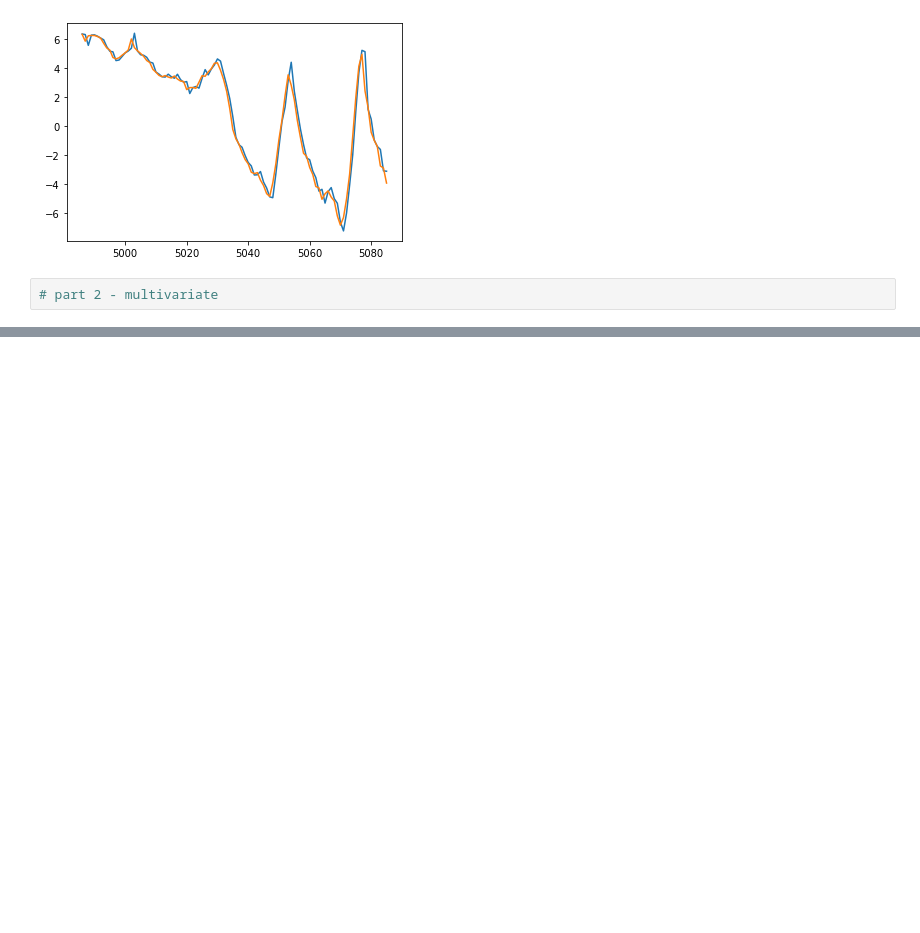
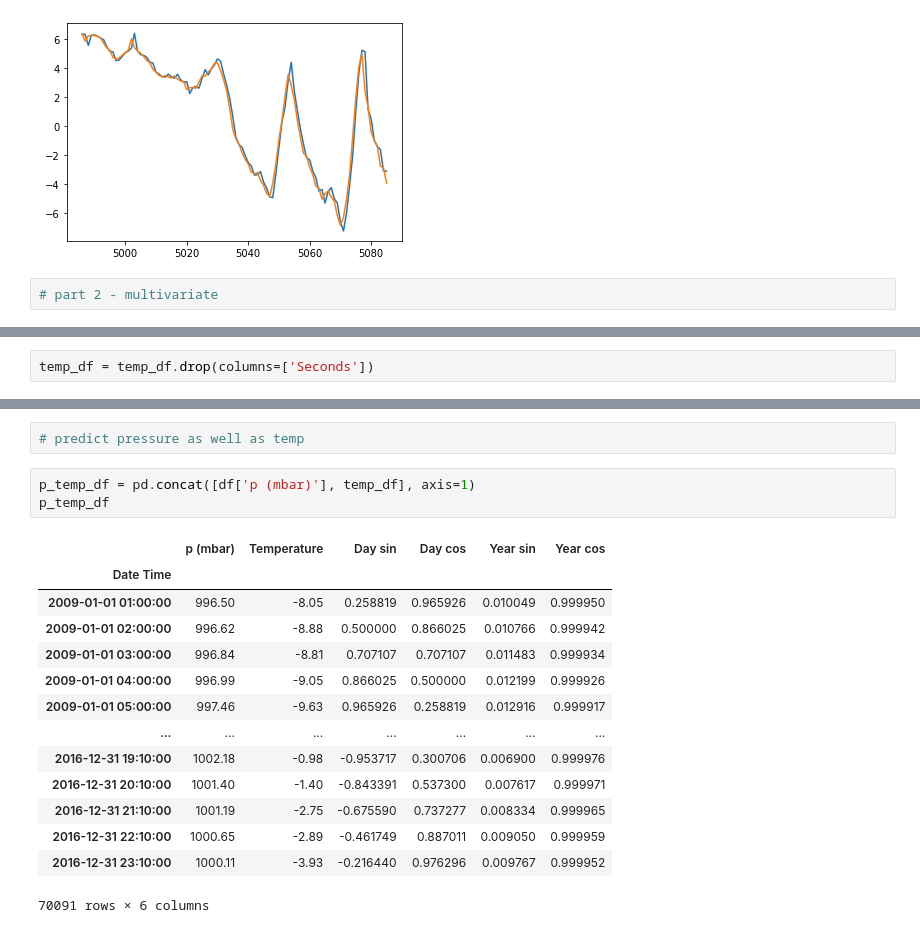
Before and after one commit to youngsoul/lstm-timeseries-univariate-example, a Jupyter notebook: LSTMTimeSeriesForecast.ipynb, the cells around one changed output, grey strips where cells are left out. Cells and saved outputs as stored; diff of their text form; blank space fills up the shorter version.

```diff
--- a/LSTMTimeSeriesForecast.ipynb
+++ b/LSTMTimeSeriesForecast.ipynb
@@ -263,0 +465,2 @@ plt.plot(test_results['Actuals'][-100:])
+# %%
+temp_df = temp_df.drop(columns=['Seconds'])
@@ -263,0 +602,20 @@ plt.plot(test_results['Actuals'][-100:])
+# %%
+# predict pressure as well as temp
+# %%
+p_temp_df = pd.concat([df['p (mbar)'], temp_df], axis=1)
+p_temp_df
+# %% [output]
+|  | p (mbar) | Temperature | Day sin | Day cos | Year sin | Year cos |
+| Date Time |  |  |  |  |  |  |
+| 2009-01-01 01:00:00 | 996.50 | -8.05 | 0.258819 | 0.965926 | 0.010049 | 0.999950 |
+| 2009-01-01 02:00:00 | 996.62 | -8.88 | 0.500000 | 0.866025 | 0.010766 | 0.999942 |
+| 2009-01-01 03:00:00 | 996.84 | -8.81 | 0.707107 | 0.707107 | 0.011483 | 0.999934 |
+| 2009-01-01 04:00:00 | 996.99 | -9.05 | 0.866025 | 0.500000 | 0.012199 | 0.999926 |
+| 2009-01-01 05:00:00 | 997.46 | -9.63 | 0.965926 | 0.258819 | 0.012916 | 0.999917 |
+| ... | ... | ... | ... | ... | ... | ... |
+| 2016-12-31 19:10:00 | 1002.18 | -0.98 | -0.953717 | 0.300706 | 0.006900 | 0.999976 |
+| 2016-12-31 20:10:00 | 1001.40 | -1.40 | -0.843391 | 0.537300 | 0.007617 | 0.999971 |
+| 2016-12-31 21:10:00 | 1001.19 | -2.75 | -0.675590 | 0.737277 | 0.008334 | 0.999965 |
+| 2016-12-31 22:10:00 | 1000.65 | -2.89 | -0.461749 | 0.887011 | 0.009050 | 0.999959 |
+| 2016-12-31 23:10:00 | 1000.11 | -3.93 | -0.216440 | 0.976296 | 0.009767 | 0.999952 |
+70091 rows × 6 columns
```
Also changed, not shown: parts of 44 cells of this notebook, 16 other files.
